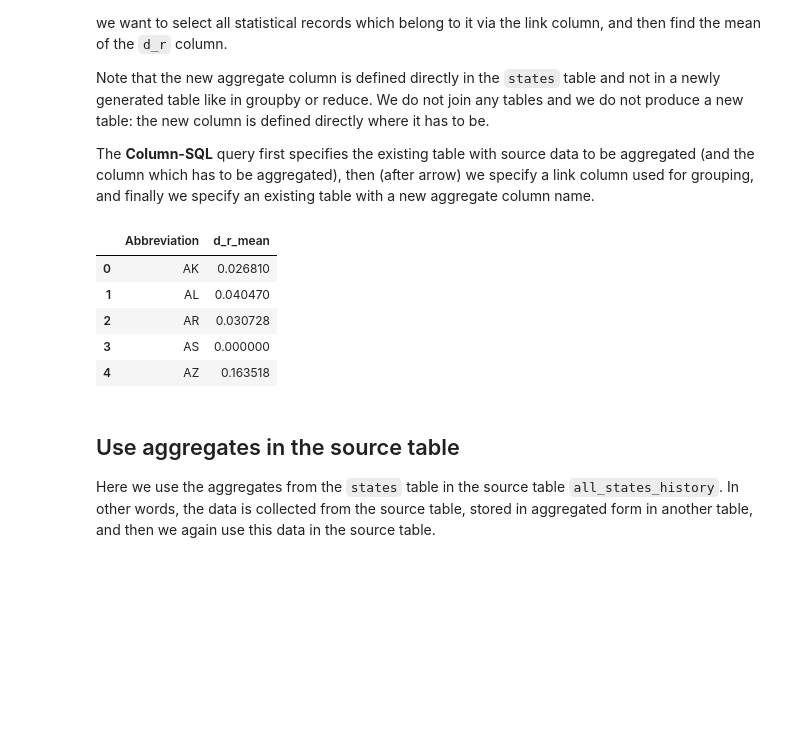
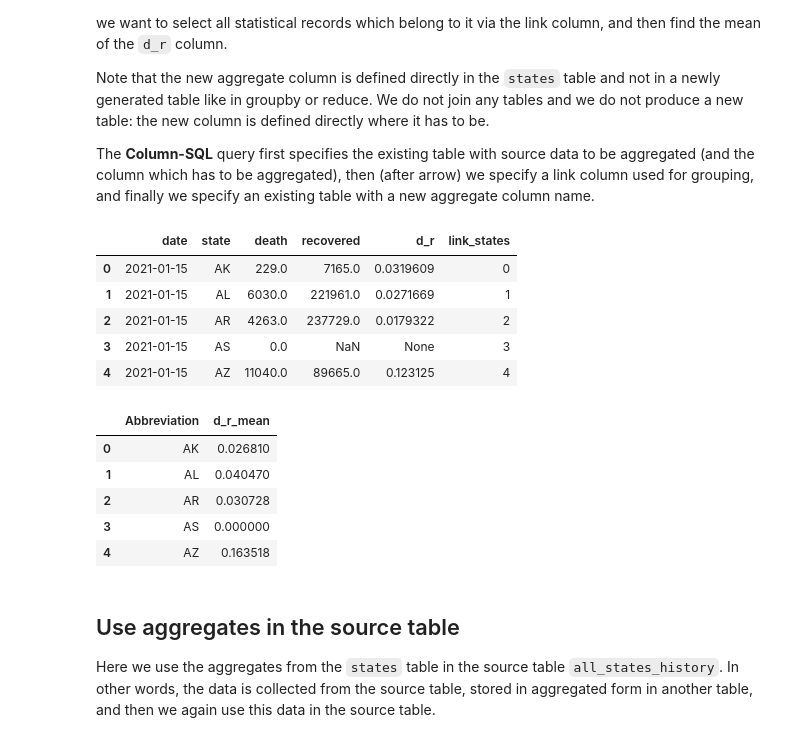
Before and after one commit to asavinov/prosto, a Jupyter notebook: notebooks/column-sql.ipynb, the cells around one changed output. Saved outputs shown, nothing was run; the diff lists cells and outputs as text; code cells hidden in the pictures; blank space fills up the shorter version.

```diff
--- a/notebooks/column-sql.ipynb
+++ b/notebooks/column-sql.ipynb
@@ -149,18 +156,25 @@ The **Column-SQL** query first specifies the existing table with source data to
 # %%
 prosto.column_sql(
     "AGGREGATE  all_states_history(d_r) -> link_states -> states(d_r_mean)",
     lambda x: x.mean()
 )
 
 prosto.run()
-prosto.get_table("states").get_df().head()
+display(prosto.get_table("all_states_history").get_df().head())
+display(prosto.get_table("states").get_df().head())
 # %% [output]
-|  | Abbreviation | d_r_mean |
-| 0 | AK | 0.026810 |
-| 1 | AL | 0.040470 |
-| 2 | AR | 0.030728 |
-| 3 | AS | 0.000000 |
-| 4 | AZ | 0.163518 |
+|  | date | state | death | recovered | d_r | link_states |
+| 0 | 2021-01-15 | AK | 229.0 | 7165.0 | 0.0319609 | 0 |
+| 1 | 2021-01-15 | AL | 6030.0 | 221961.0 | 0.0271669 | 1 |
+| 2 | 2021-01-15 | AR | 4263.0 | 237729.0 | 0.0179322 | 2 |
+| 3 | 2021-01-15 | AS | 0.0 | NaN | None | 3 |
+| 4 | 2021-01-15 | AZ | 11040.0 | 89665.0 | 0.123125 | 4 |
+|  | Abbreviation | d_r_mean |
+| 0 | AK | 0.026810 |
+| 1 | AL | 0.040470 |
+| 2 | AR | 0.030728 |
+| 3 | AS | 0.000000 |
+| 4 | AZ | 0.163518 |
 # %% [markdown]
 ## Use aggregates in the source table
 
```
Also changed, not shown: parts of 2 cells of this notebook, 8 other files.
